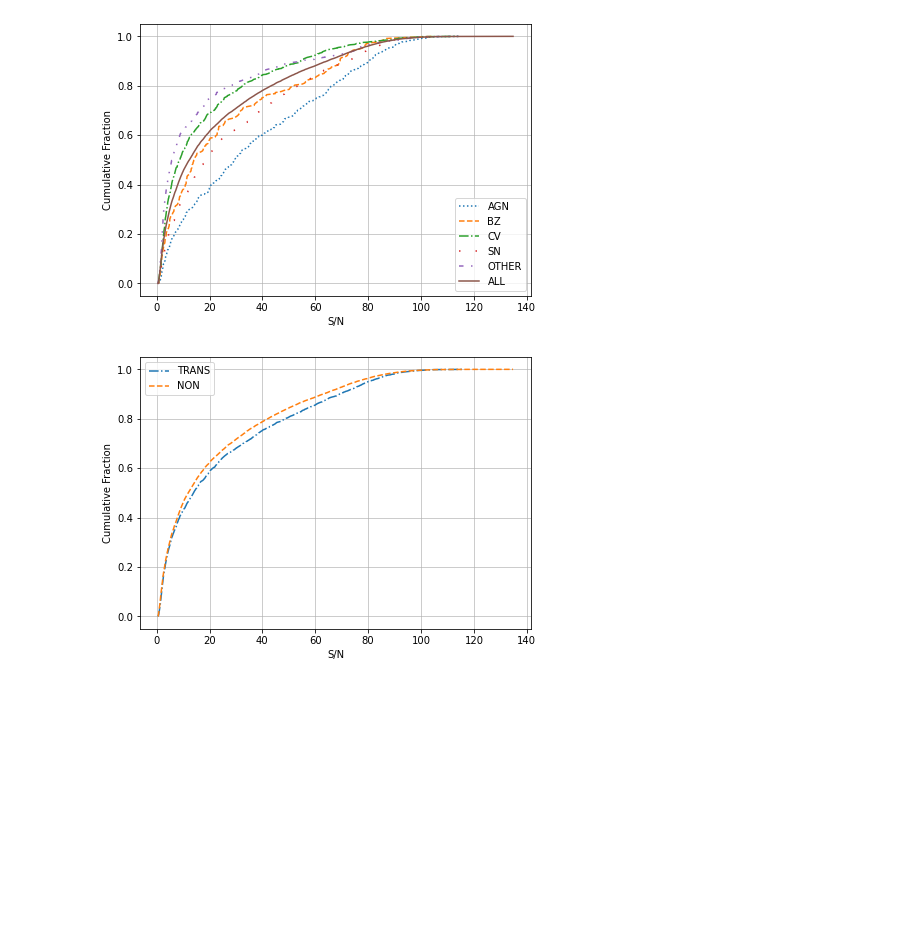
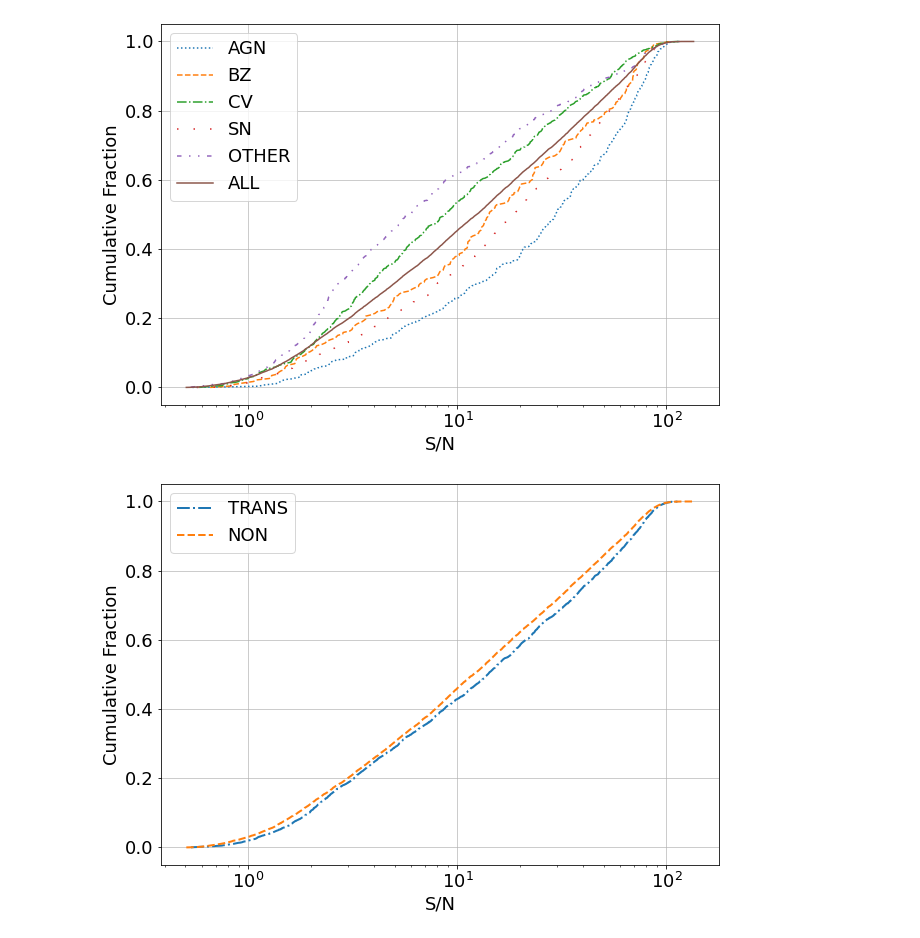
Before and after one commit to jsuarez314/tao, a Jupyter notebook: Explore_dataset.ipynb, the cells around one changed output. Saved outputs shown, nothing was run; the diff lists cells and outputs as text; code cells hidden in the pictures; blank space fills up the shorter version.

```diff
--- a/Explore_dataset.ipynb
+++ b/Explore_dataset.ipynb
@@ -44,0 +48,6 @@ len(classes), len(nimages_seq), len(signal_noise_median), len(signal_median)
+# %%
+df = pd.read_csv('./data/statistics.csv')
+classes = df['classes']
+nimages_seq = df['nimages_seq']
+signal_noise_median = df['signal_noise_median']
+signal_median = df['signal_median']
@@ -86,5 +111,5 @@ plt.show()
 # %%
-fig = plt.figure(figsize=(7,5))
+fig = plt.figure(figsize=(10,7))
 for tclass, z in zip(['AGN','BZ','CV','SN','OTHER'],[':','--','-.',(0, (1, 10)),(0, (3, 5, 1, 5, 1, 5))]):
     ii = (tclass == classes)
     snm = np.sort(signal_noise_median[ii])
@@ -96,31 +121,33 @@ n_points = len(snm_all)
 plt.plot(snm_all, np.linspace(0,1,n_points), label='ALL', linestyle='-')
 plt.grid(alpha=0.8)
 plt.xlabel('S/N')
+plt.xscale('log')
 plt.ylabel('Cumulative Fraction')
 plt.legend()
 plt.savefig('./figs/cumulative_signalnoisse_classes.pdf', bbox_inches='tight')
 plt.show()
 # %% [output]
-[figure, old version]
+[figure, new version]
 # %%
-fig = plt.figure(figsize=(7,5))
+fig = plt.figure(figsize=(10,7))
 
 ii = (classes != 'NON')
 snm = np.sort(signal_noise_median[ii])
 n_points = len(snm)
-plt.plot(snm, np.linspace(0,1,n_points), label='TRANS', linestyle='-.')
+plt.plot(snm, np.linspace(0,1,n_points), label='TRANS', linestyle='-.', linewidth=2)
 
 ii = (classes == 'NON')
 snm = np.sort(signal_noise_median[ii])
 n_points = len(snm)
-plt.plot(snm, np.linspace(0,1,n_points), label='NON', linestyle='--')
+plt.plot(snm, np.linspace(0,1,n_points), label='NON', linestyle='--', linewidth=2)
 
-plt.legend()
+plt.legend(markerscale=2.)
 plt.grid(alpha=0.8)
 plt.xlabel('S/N')
+plt.xscale('log')
 plt.ylabel('Cumulative Fraction')
 plt.savefig('./figs/cumulative_signalnoisse_TvsNT.pdf', bbox_inches='tight')
 plt.show()
 # %% [output]
-[figure, old version]
+[figure, new version]
 # %%
```
Also changed, not shown: parts of 11 cells of this notebook, 54 other files.
